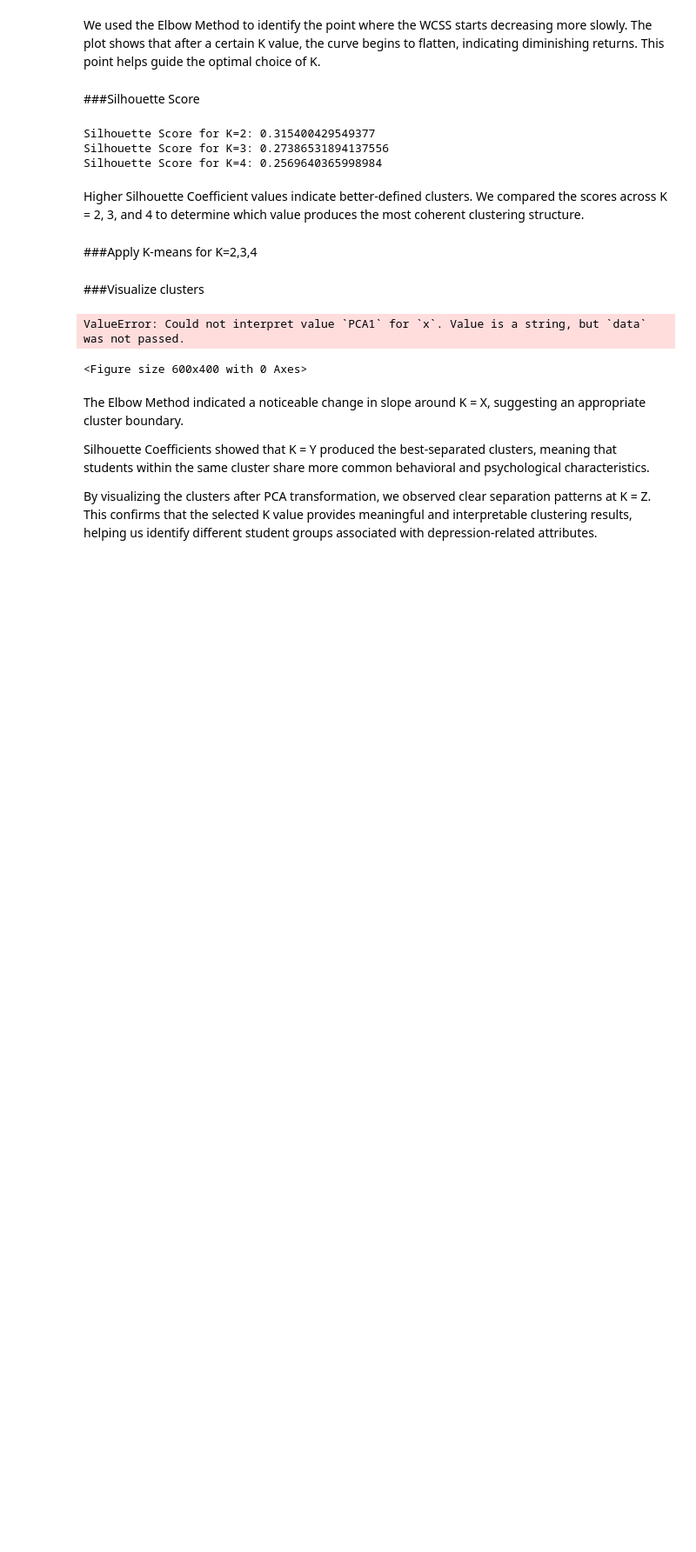
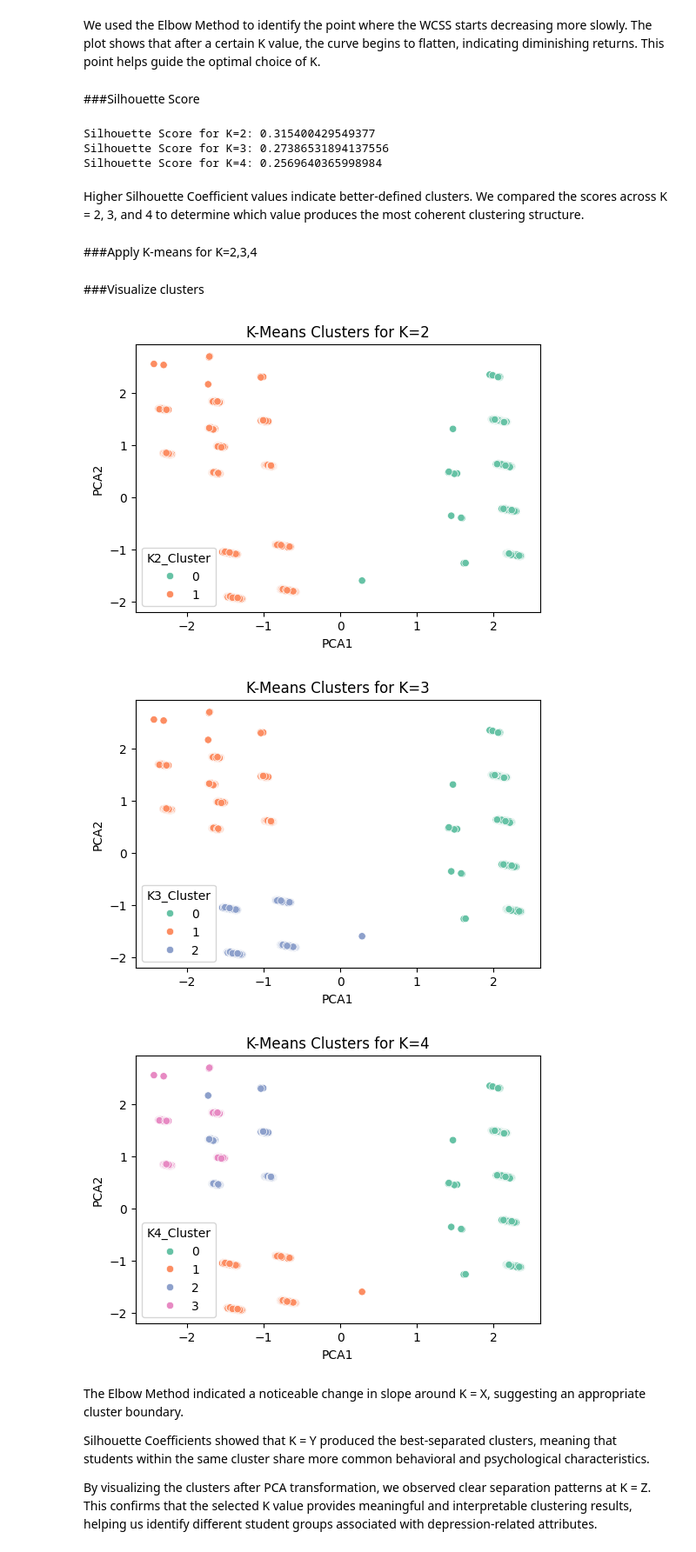
Before and after one commit to Deem-KSU/IT326-Group1-56546, a Jupyter notebook: Phase3.ipynb, the cells around one changed output. Shown at 87% size. Saved outputs shown, nothing was run; the diff lists cells and outputs as text; code cells hidden in the pictures; blank space fills up the shorter version.

```diff
--- a/Phase3.ipynb
+++ b/Phase3.ipynb
@@ -111,21 +111,27 @@ for k in [2, 3, 4]:
 # %%
 from sklearn.decomposition import PCA
 import seaborn as sns
 
 pca = PCA(n_components=2)
 pca_data = pca.fit_transform(preprocessed_data)
 
 preprocessed_data['PCA1'] = pca_data[:,0]
 preprocessed_data['PCA2'] = pca_data[:,1]
 
-for k in [2,3,4]:
-    plt.figure(figsize=(6,4))
-    sns.scatterplot(x="PCA1", y="PCA2", hue=preprocessed_data[f"K{k}_Cluster"], palette="Set2")
+for k in [2, 3, 4]:
+    plt.figure(figsize=(6, 4))
+    sns.scatterplot(
+        x=preprocessed_data["PCA1"],
+        y=preprocessed_data["PCA2"],
+        hue=preprocessed_data[f"K{k}_Cluster"],
+        palette="Set2"
+    )
     plt.title(f"K-Means Clusters for K={k}")
     plt.show()
 # %% [output]
-ValueError: Could not interpret value `PCA1` for `x`. Value is a string, but `data` was not passed.
-<Figure size 600x400 with 0 Axes>
+[figure, added]
+[figure, added]
+[figure, added]
 # %% [markdown]
 The Elbow Method indicated a noticeable change in slope around K = X, suggesting an appropriate cluster boundary.
 
```
